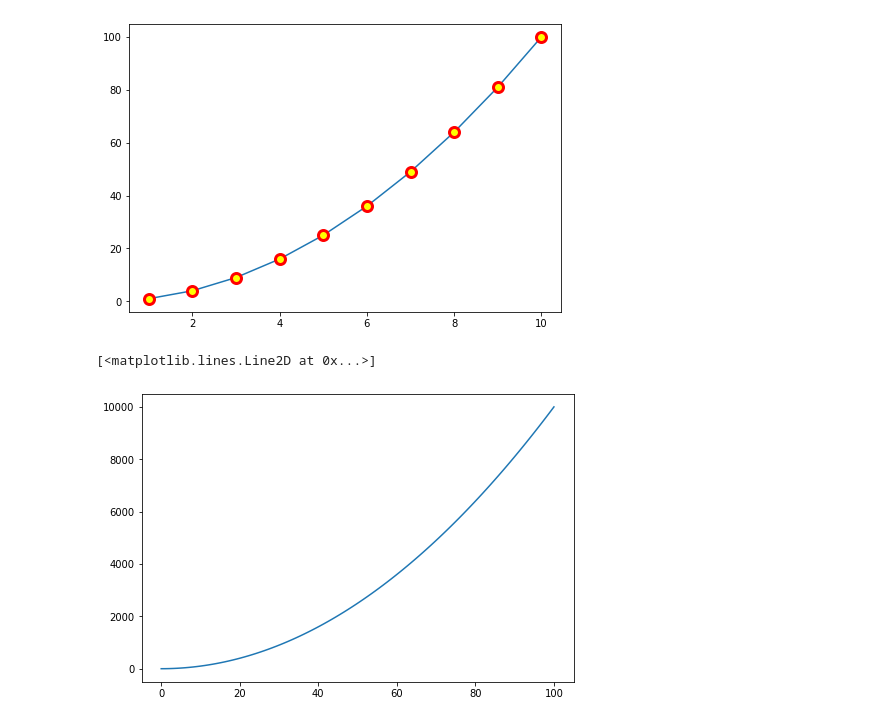
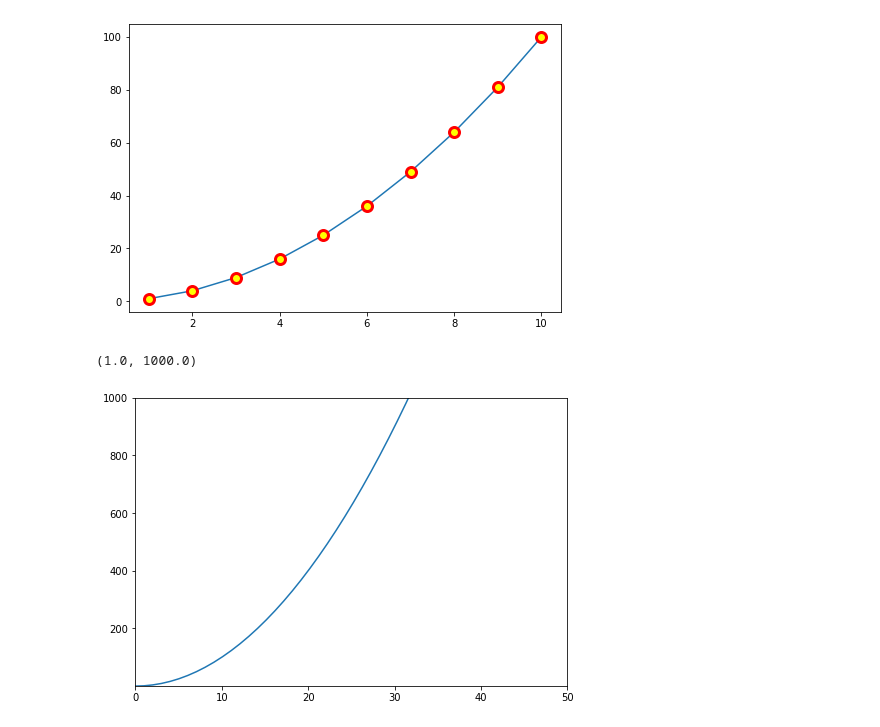
Before and after one commit to shivampip/python-for-finance, a Jupyter notebook: 04-Visualization-Matplotlib-Pandas/04-01-Matplotlib/Matploblib_Practice.ipynb, the cells around one changed output. Saved outputs shown, nothing was run; the diff lists cells and outputs as text; code cells hidden in the pictures.

```diff
--- a/04-Visualization-Matplotlib-Pandas/04-01-Matplotlib/Matploblib_Practice.ipynb
+++ b/04-Visualization-Matplotlib-Pandas/04-01-Matplotlib/Matploblib_Practice.ipynb
@@ -134,9 +134,11 @@ ax.plot(xx, xx**2, marker= "o", markersize= 10, markerfacecolor='yellow', marker
 # %%
 fig= plt.figure()
 
 ax= fig.add_axes([0, 0, 1, 1])
 
 ax.plot(x, y)
+ax.set_xlim([0,50])
+ax.set_ylim([1,1000])
 # %% [output]
-[<matplotlib.lines.Line2D at 0x...>]
+(1.0, 1000.0)
-[figure, old version]
+[figure, new version]
```
